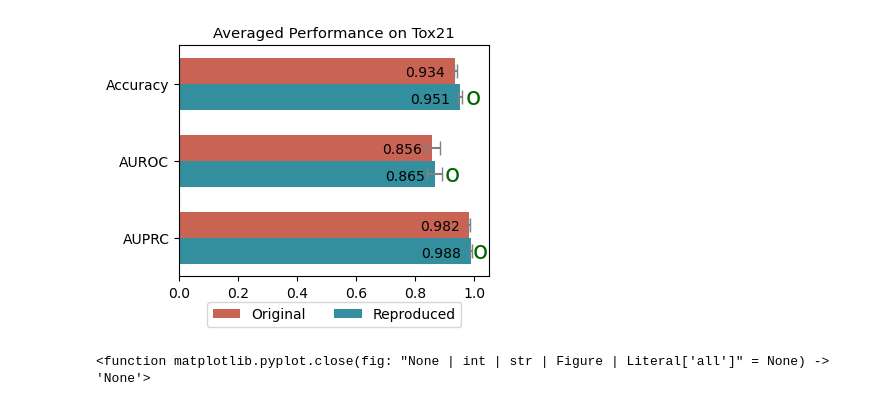
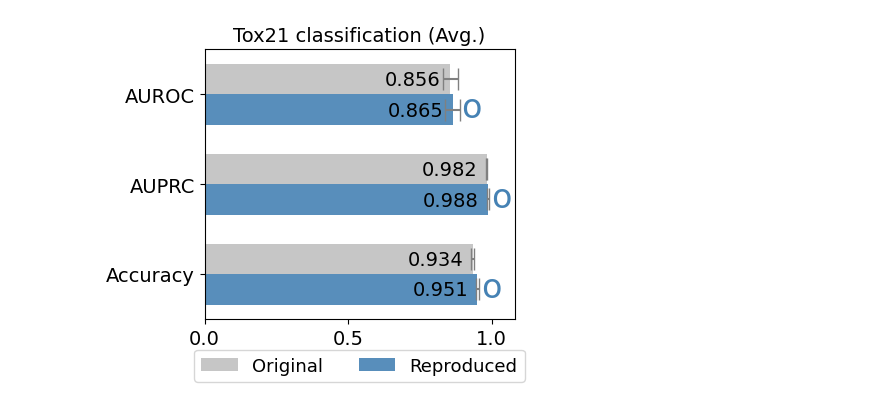
Before and after one commit to LuJiangTHU/NYAN_reuse, a Jupyter notebook: plot_part1_reproduction.ipynb, the cells around one changed output. Drawn from its saved outputs; the diff is of its cells as text; code cells hidden in the pictures.

```diff
--- a/plot_part1_reproduction.ipynb
+++ b/plot_part1_reproduction.ipynb
@@ -117,53 +121,52 @@ plt.close()
 # %%
 # averaged performace on tox21
-our_avg = [our_AUPRC[-1], our_AUROC[-1], our_accuracy[-1]]
-our_avg_std = [our_AUPRC_std[-1], our_AUROC_std[-1], our_accuracy_std[-1]]
-original_avg= [AUPRC[-1], AUROC[-1], accuracy[-1]]
-original_avg_std = [AUPRC_std[-1], AUROC_std[-1], accuracy_std[-1]]
+our_avg = [our_accuracy[-1], our_AUPRC[-1], our_AUROC[-1]]
+our_avg_std = [our_accuracy_std[-1], our_AUPRC_std[-1], our_AUROC_std[-1]]
+original_avg= [accuracy[-1], AUPRC[-1], AUROC[-1]]
+original_avg_std = [accuracy_std[-1], AUPRC_std[-1], AUROC_std[-1]]
 
 textcolor = 'black'
-dotcolor = 'darkgreen'
-orginalcolor = '#BC3C29CC'
-ourcolor = '#007285CC'
+dotcolor = 'steelblue'
+orginalcolor = 'silver'
+ourcolor = 'steelblue'
 
 x = np.arange(3)
 width = 0.34
-fig = plt.figure(figsize=(4,3))
+fig = plt.figure(figsize=(4,3.5))
 
-plt.barh(x+width/2, original_avg, height=width, color=orginalcolor, align='center', xerr=original_avg_std, ecolor='grey', capsize=5,
-        label='Original',alpha=0.8)
+plt.barh(x+width/2, original_avg, height=width, color=orginalcolor, align='center', xerr=original_avg_std, ecolor='grey', capsize=8,
+        label='Original',alpha=0.9)
 for i, value in enumerate(original_avg):
     value = round(value,3)
-    x_pos = value-0.1
-    plt.text(x_pos, i+width/6, value, ha='center', va='bottom', color=textcolor)
+    x_pos = value-0.13
+    plt.text(x_pos, i+width/6, value, ha='center', va='bottom', color=textcolor, fontsize=14)
 
-plt.barh(x-width/2, our_avg, height=width, color=ourcolor, align='center', xerr=our_avg_std, ecolor='grey', capsize=5,
-        label='Reproduced',alpha=0.8)
+plt.barh(x-width/2, our_avg, height=width, color=ourcolor, align='center', xerr=our_avg_std, ecolor='grey', capsize=8,
+        label='Reproduced',alpha=0.9)
 for i, value in enumerate(our_avg):
     value = round(value,3)
-    x_pos = value-0.1
-    plt.text(x_pos, i-5*width/6, value, ha='center', va='bottom', color=textcolor)
+    x_pos = value-0.13
+    plt.text(x_pos, i-5*width/6, value, ha='center', va='bottom', color=textcolor, fontsize=14)
 
 plt.ylim(-0.5, 2.5)
-plt.xticks([0.0,0.2,0.4,0.6, 0.8, 1.0])
-plt.yticks(np.arange(3), ['AUPRC','AUROC','Accuracy'])
-plt.xlim(0, 1.05)
+plt.xticks([0, 0.5, 1.0],fontsize=14)
+plt.yticks(np.arange(3), ['Accuracy','AUPRC','AUROC'],fontsize=14)
+plt.xlim(0, 1.08)
 
-plt.legend(loc='upper center', bbox_to_anchor=(0.5, -0.08), ncol=3)
+plt.legend(loc='upper center', bbox_to_anchor=(0.5, -0.08), ncol=3, fontsize=13)
 
 
-plt.text(our_avg[0]+0.033, 0-0.33, 'o', ha='center', va='bottom', color=dotcolor,fontsize=18)
-plt.text(our_avg[1]+0.06, 1-0.33, 'o', ha='center', va='bottom', color=dotcolor,fontsize=18)
-plt.text(our_avg[2]+0.046, 2-0.33, 'o', ha='center', va='bottom', color=dotcolor,fontsize=18)
+plt.text(our_avg[0]+0.05, 0-0.33, 'o', ha='center', va='bottom', color=dotcolor,fontsize=24)
+plt.text(our_avg[1]+0.045, 1-0.33, 'o', ha='center', va='bottom', color=dotcolor,fontsize=24)
+plt.text(our_avg[2]+0.065, 2-0.33, 'o', ha='center', va='bottom', color=dotcolor,fontsize=24)
 
-plt.title('Averaged Performance on Tox21', fontsize=10.7)
+plt.title('Tox21 classification (Avg.)', fontsize=14)
 
 plt.show()
-fig.savefig('figures/reproduction_tox21_avg.svg', bbox_inches='tight', pad_inches=0.1)
-plt.close
+fig.savefig('figures/reproduction_tox21_avg.pdf', bbox_inches='tight', pad_inches=0.1)
+plt.close()
 # %% [output]
-[figure, old version]
+[figure, new version]
-<function matplotlib.pyplot.close(fig: "None | int | str | Figure | Literal['all']" = None) -> 'None'>
 # %%
 # load the original results on ADMET
 df = pd.read_excel('oringinal reults/ADMET_NYAN.xlsx')
```
Also changed, not shown: parts of 6 cells of this notebook, 41 other files.
